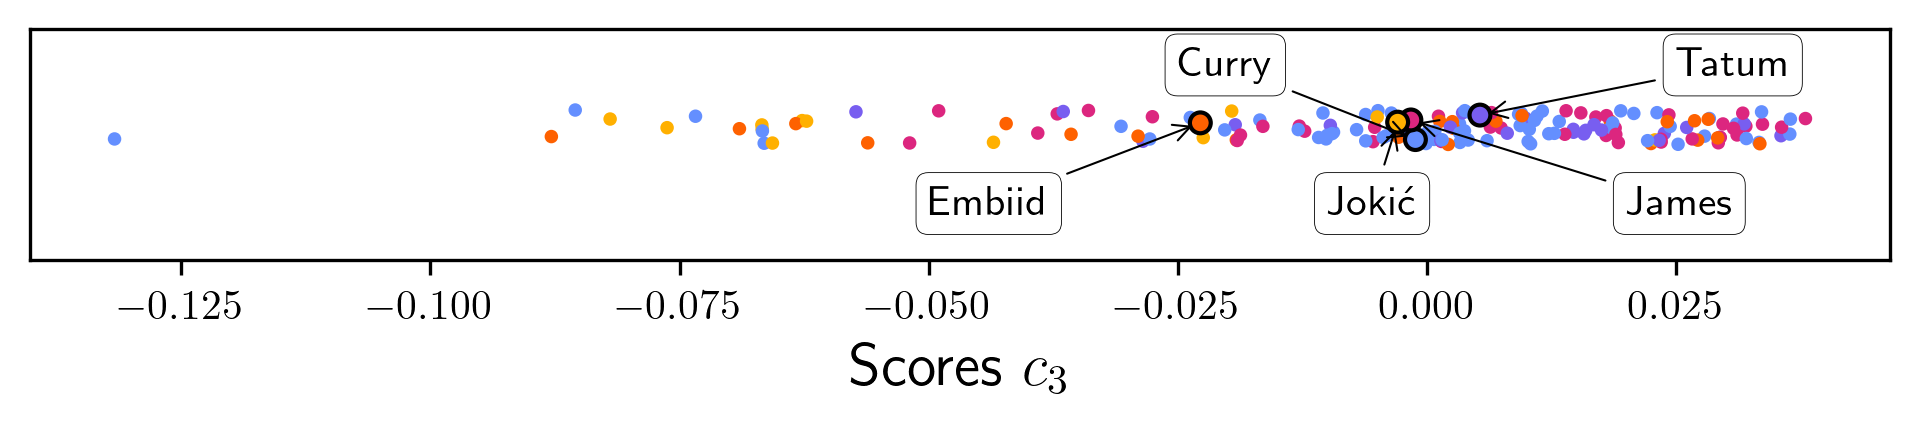
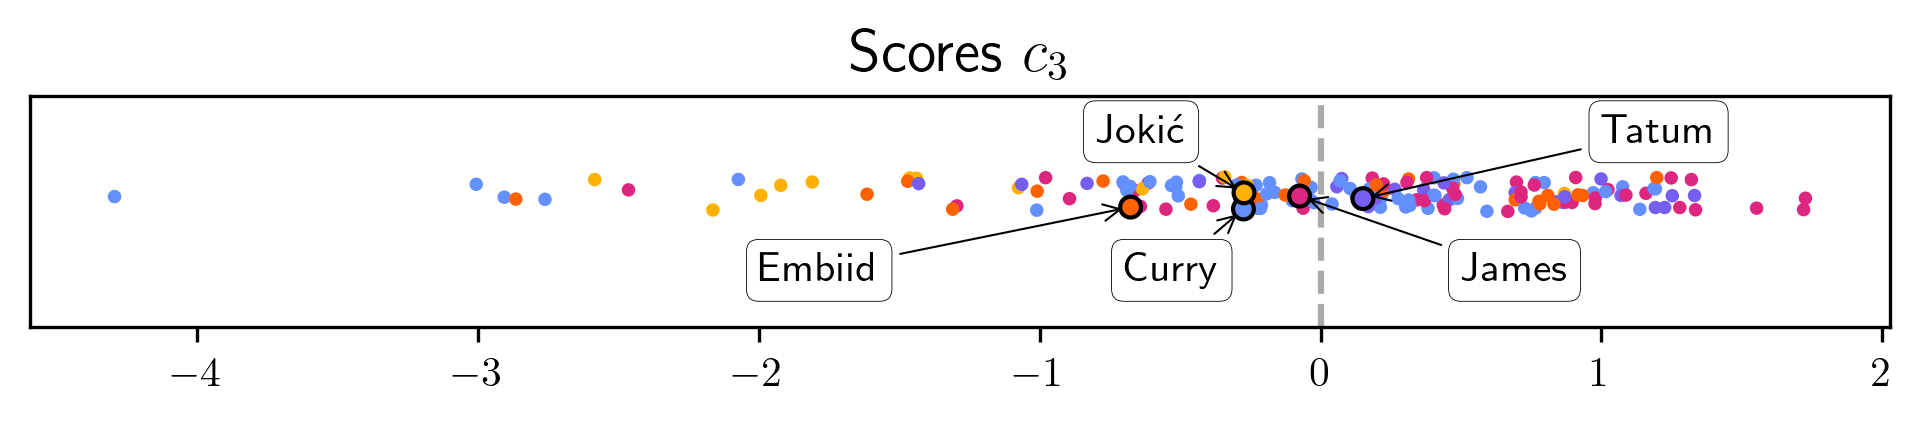
The notebook cell's code change between the first figure and the second:
--- before
+++ after
@@ -8,5 +8,6 @@
 }
 
-x = scores[2].values
+x = new_scores[:, 2]
+x = (x - np.mean(x)) / np.std(x)  # Normalizing the data
 y = np.repeat(0, len(scores)) + np.random.uniform(0, 3, size=len(scores))
 c = scores['POSITION_'].map(COLORS)
@@ -20,4 +21,5 @@
 )
 
+ax.vlines(x = 0, ymin=-10, ymax=10, linestyles='dashed', colors='#AAAAAA')
 ax.scatter(x, y, c=c , s=5)
 ax.scatter(
@@ -34,5 +36,5 @@
     'Curry',
     xy=(x[40], y[40]), xycoords='data',
-    xytext=(-0.025, 6), textcoords='data',
+    xytext=(-0.7, -6), textcoords='data',
     bbox=dict(boxstyle="round", fc="w", linewidth=0.2),
     arrowprops=dict(arrowstyle="->", linewidth=0.5)
@@ -41,5 +43,5 @@
     'Tatum',
     xy=(x[153], y[153]), xycoords='data',
-    xytext=(0.025, 6), textcoords='data',
+    xytext=(1, 6), textcoords='data',
     bbox=dict(boxstyle="round", fc="w", linewidth=0.2),
     arrowprops=dict(arrowstyle="->", linewidth=0.5)
@@ -48,5 +50,5 @@
     'James',
     xy=(x[88], y[88]), xycoords='data',
-    xytext=(0.02, -6), textcoords='data',
+    xytext=(0.5, -6), textcoords='data',
     bbox=dict(boxstyle="round", fc="w", linewidth=0.2),
     arrowprops=dict(arrowstyle="->", linewidth=0.5)
@@ -55,5 +57,5 @@
     'Embiid',
     xy=(x[49], y[49]), xycoords='data',
-    xytext=(-0.05, -6), textcoords='data',
+    xytext=(-2, -6), textcoords='data',
     bbox=dict(boxstyle="round", fc="w", linewidth=0.2),
     arrowprops=dict(arrowstyle="->", linewidth=0.5)
@@ -62,9 +64,9 @@
     'Jokić',
     xy=(x[91], y[91]), xycoords='data',
-    xytext=(-0.01, -6), textcoords='data',
+    xytext=(-0.8, 6), textcoords='data',
     bbox=dict(boxstyle="round", fc="w", linewidth=0.2),
     arrowprops=dict(arrowstyle="->", linewidth=0.5)
 )
-ax.set_xlabel(f"Scores $c_3$", fontsize='x-large')
+ax.set_title(f"Scores $c_3$", fontsize='x-large')
 
 plt.savefig('./figures/scores_3.eps', transparent=True, format='eps', bbox_inches='tight', pad_inches=0.5)

Commit: Figures